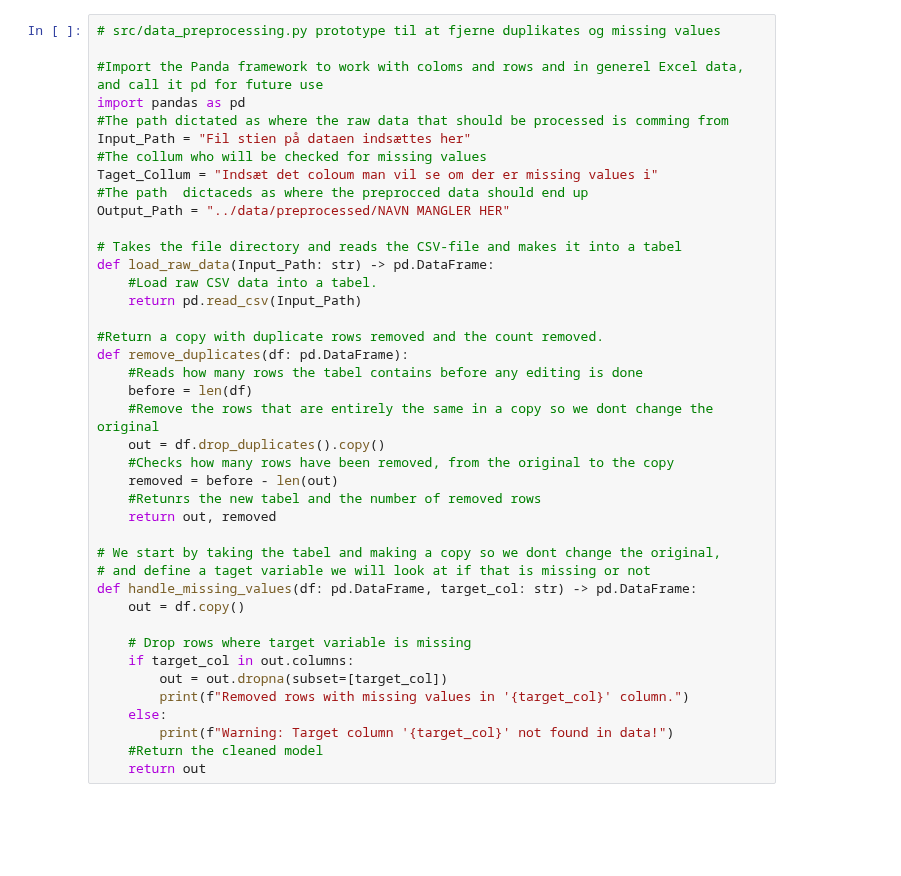
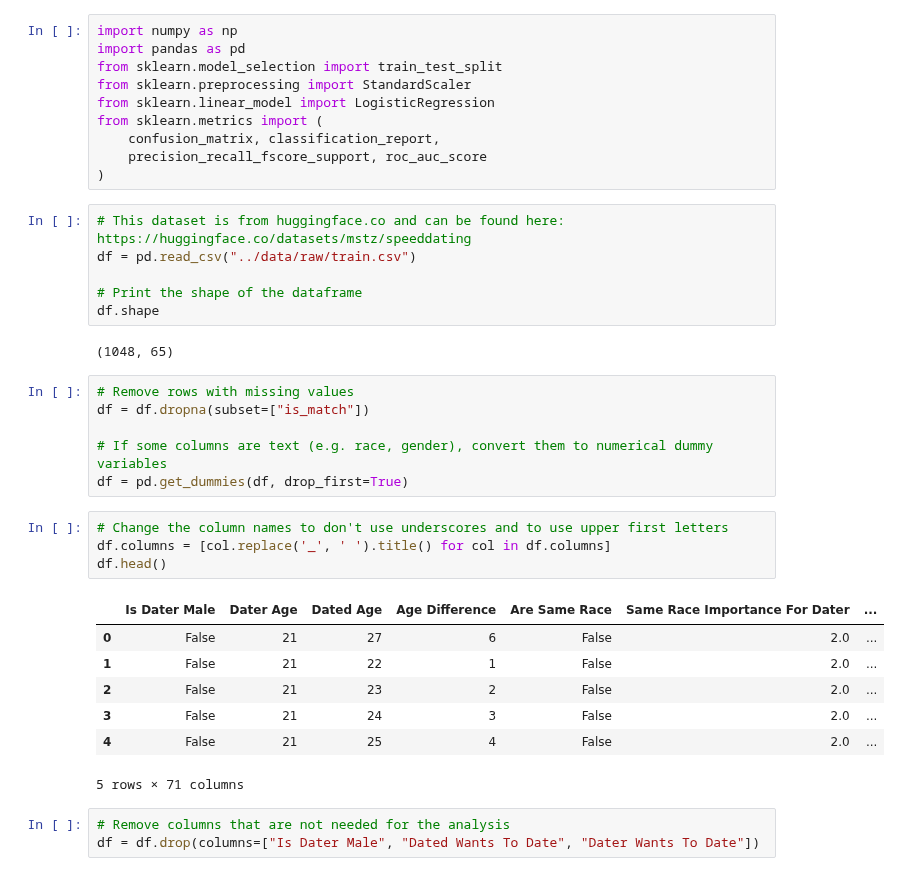
Before and after one commit to Avisonix/AML-Gruppe30, a Jupyter notebook: InProgess/Nicolai.ipynb, the cells around one changed output. Cells and saved outputs as stored; diff of their text form; blank space fills up the shorter version.

```diff
--- a/InProgess/Nicolai.ipynb
+++ b/InProgess/Nicolai.ipynb
@@ -1,41 +1,39 @@
 # %%
-# src/data_preprocessing.py prototype til at fjerne duplikates og missing values
-
-#Import the Panda framework to work with coloms and rows and in generel Excel data, and call it pd for future use
+import numpy as np
 import pandas as pd
-#The path dictated as where the raw data that should be processed is comming from
-Input_Path = "Fil stien på dataen indsættes her"
-#The collum who will be checked for missing values
-Taget_Collum = "Indsæt det coloum man vil se om der er missing values i"
-#The path  dictaceds as where the preprocced data should end up
-Output_Path = "../data/preprocessed/NAVN MANGLER HER"
-
-# Takes the file directory and reads the CSV-file and makes it into a tabel
-def load_raw_data(Input_Path: str) -> pd.DataFrame:
-    #Load raw CSV data into a tabel.
-    return pd.read_csv(Input_Path)
-
-#Return a copy with duplicate rows removed and the count removed.
-def remove_duplicates(df: pd.DataFrame):
-    #Reads how many rows the tabel contains before any editing is done
-    before = len(df)
-    #Remove the rows that are entirely the same in a copy so we dont change the original
-    out = df.drop_duplicates().copy()
-    #Checks how many rows have been removed, from the original to the copy
-    removed = before - len(out)
-    #Retunrs the new tabel and the number of removed rows
-    return out, removed
-
-# We start by taking the tabel and making a copy so we dont change the original,
-# and define a taget variable we will look at if that is missing or not
-def handle_missing_values(df: pd.DataFrame, target_col: str) -> pd.DataFrame:
-    out = df.copy()
-
-    # Drop rows where target variable is missing
-    if target_col in out.columns:
-        out = out.dropna(subset=[target_col])
-        print(f"Removed rows with missing values in '{target_col}' column.")
-    else:
-        print(f"Warning: Target column '{target_col}' not found in data!")
-    #Return the cleaned model
-    return out
+from sklearn.model_selection import train_test_split
+from sklearn.preprocessing import StandardScaler
+from sklearn.linear_model import LogisticRegression
+from sklearn.metrics import (
+    confusion_matrix, classification_report,
+    precision_recall_fscore_support, roc_auc_score
+)
+# %%
+# This dataset is from huggingface.co and can be found here: https://huggingface.co/datasets/mstz/speeddating
+df = pd.read_csv("../data/raw/train.csv")
+
+# Print the shape of the dataframe
+df.shape
+# %% [output]
+(1048, 65)
+# %%
+# Remove rows with missing values
+df = df.dropna(subset=["is_match"])
+
+# If some columns are text (e.g. race, gender), convert them to numerical dummy variables
+df = pd.get_dummies(df, drop_first=True)
+# %%
+# Change the column names to don't use underscores and to use upper first letters
+df.columns = [col.replace('_', ' ').title() for col in df.columns]
+df.head()
+# %% [output]
+|  | Is Dater Male | Dater Age | Dated Age | Age Difference | Are Same Race | Same Race Importance For Dater | ... |
+| 0 | False | 21 | 27 | 6 | False | 2.0 | ... |
+| 1 | False | 21 | 22 | 1 | False | 2.0 | ... |
+| 2 | False | 21 | 23 | 2 | False | 2.0 | ... |
+| 3 | False | 21 | 24 | 3 | False | 2.0 | ... |
+| 4 | False | 21 | 25 | 4 | False | 2.0 | ... |
+5 rows × 71 columns
+# %%
+# Remove columns that are not needed for the analysis
+df = df.drop(columns=["Is Dater Male", "Dated Wants To Date", "Dater Wants To Date"])
```
Also changed, not shown: parts of 6 cells of this notebook.
